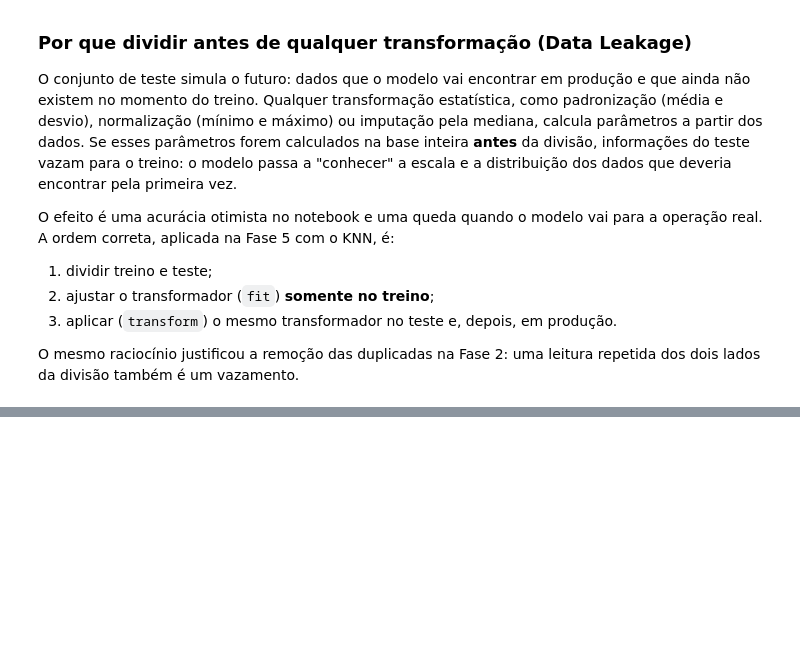
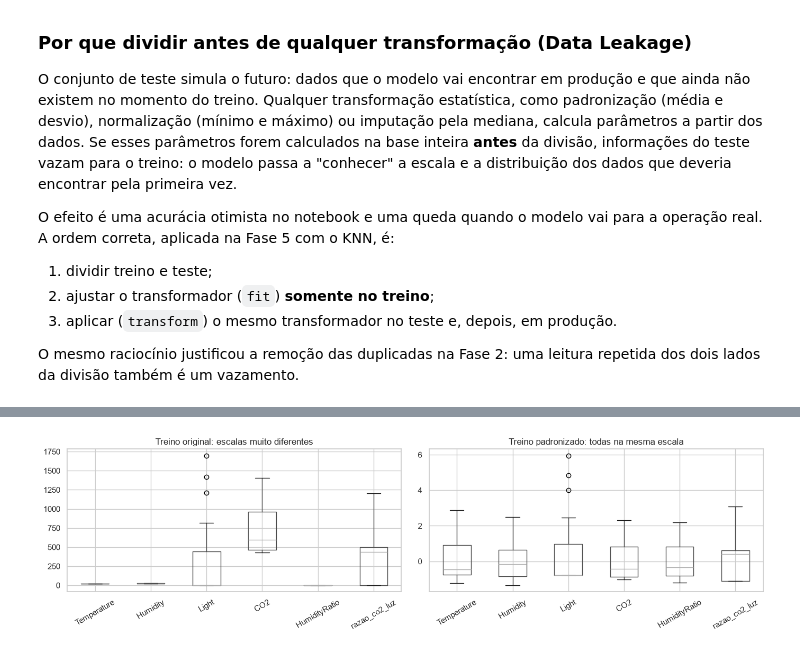
Before and after one commit to andersondiroza-dev/ocupacao-ia-pipeline, a Jupyter notebook: pipeline_ocupacao.ipynb, the cells around one changed output, grey strips where cells are left out. Drawn from its saved outputs; the diff is of its cells as text; code cells hidden in the pictures; blank space fills up the shorter version.

Commit message:
implementa fase 5: escalonamento com StandardScaler para o KNN

```diff
--- a/pipeline_ocupacao.ipynb
+++ b/pipeline_ocupacao.ipynb
@@ -569,0 +582,22 @@ O mesmo raciocínio justificou a remoção das duplicadas na Fase 2: uma leitura
+# %%
+# -----------------------------------------------------------------------------
+# Fase 5.1: StandardScaler para o KNN
+# -----------------------------------------------------------------------------
+scaler = StandardScaler()
+
+# fit_transform no TREINO: aprende a média e o desvio de cada variável e já transforma o treino
+X_train_knn = scaler.fit_transform(X_train)
+
+# transform no TESTE: usa a média e o desvio aprendidos no treino. Nunca fit no teste:
+# isso seria deixar o teste influenciar o pré-processamento (data leakage).
+X_test_knn = scaler.transform(X_test)
+
+# Conferência: no treino, médias 0 e desvios 1. No teste, valores PRÓXIMOS (não exatos),
+# justamente porque o teste foi transformado com os parâmetros do treino.
+pd.DataFrame({
+    "média aprendida (treino)": scaler.mean_,
+    "desvio aprendido (treino)": scaler.scale_,
+    "média treino escalado": X_train_knn.mean(axis=0),
+    "desvio treino escalado": X_train_knn.std(axis=0),
+    "média teste escalado": X_test_knn.mean(axis=0),
+}, index=FEATURES_MODELO).round(4)
@@ -569,0 +612,19 @@ O mesmo raciocínio justificou a remoção das duplicadas na Fase 2: uma leitura
+# %%
+# -----------------------------------------------------------------------------
+# Fase 5.2: dados da Árvore de Decisão SEM escalonamento
+# -----------------------------------------------------------------------------
+# A árvore recebe as variáveis nas unidades originais (lux, ppm, °C...).
+# Ver a justificativa na célula de texto a seguir.
+X_train_arvore = X_train
+X_test_arvore = X_test
+
+# Comparação visual da diferença de escala que o KNN enfrentaria sem o StandardScaler
+fig, eixos = plt.subplots(1, 2, figsize=(14, 4))
+X_train.boxplot(ax=eixos[0], rot=30)
+eixos[0].set_title("Treino original: escalas muito diferentes")
+pd.DataFrame(X_train_knn, columns=FEATURES_MODELO).boxplot(ax=eixos[1], rot=30)
+eixos[1].set_title("Treino padronizado: todas na mesma escala")
+plt.tight_layout()
+plt.show()
+# %% [output]
+[figure, added]
```
Also changed, not shown: parts of 4 cells of this notebook.
